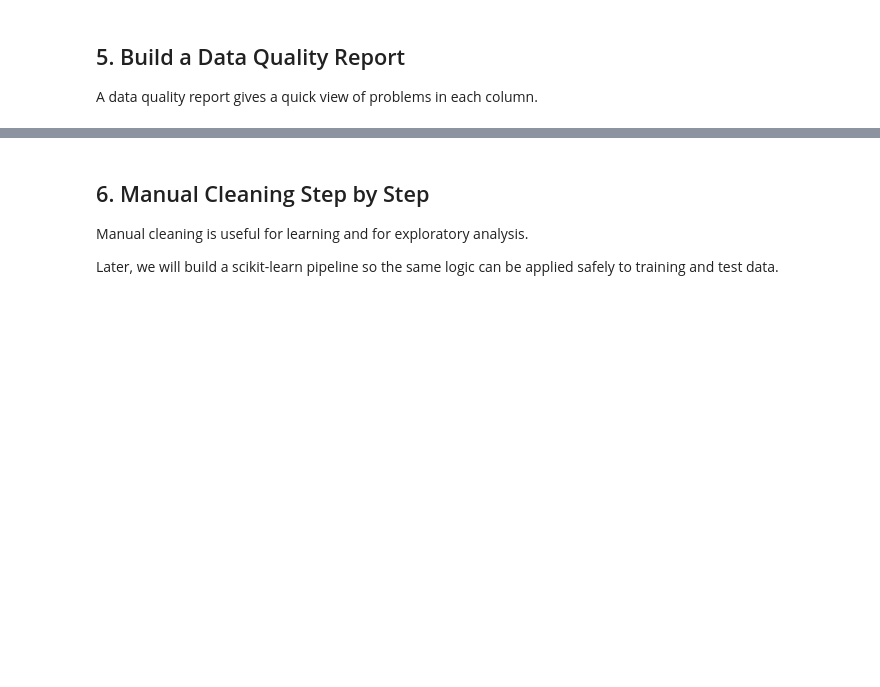
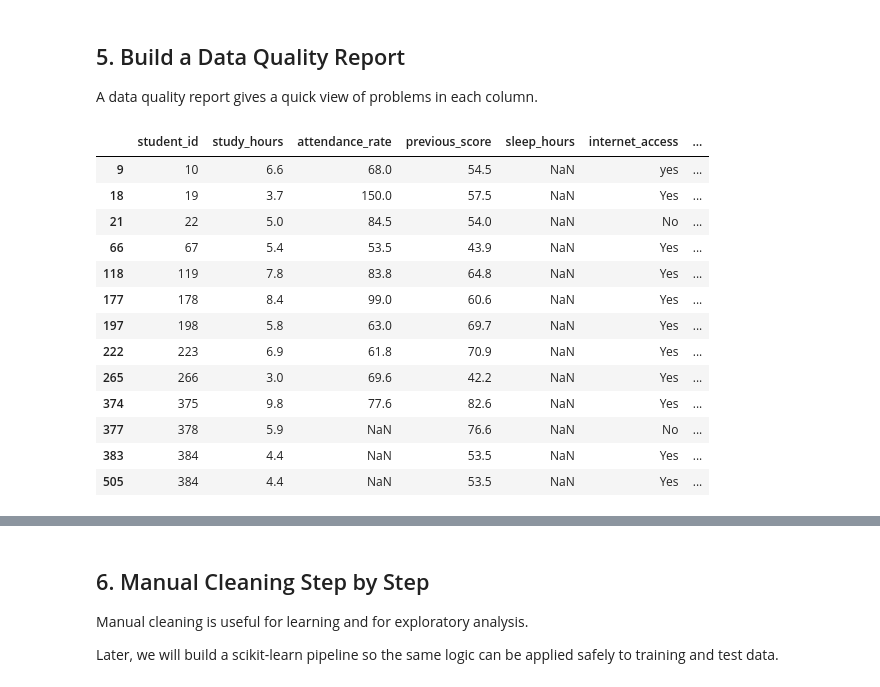
Before and after one commit to HrithikOAB/data-science-learning, a Jupyter notebook: Data_Cleaning_and_Preprocessing_Course.ipynb, the cells around one changed output, grey strips where cells are left out. Saved outputs shown, nothing was run; the diff lists cells and outputs as text; code cells hidden in the pictures; blank space fills up the shorter version.

```diff
--- a/Data_Cleaning_and_Preprocessing_Course.ipynb
+++ b/Data_Cleaning_and_Preprocessing_Course.ipynb
@@ -172,3 +380,20 @@ print("Saved: student_performance_messy_dataset.csv")
 ## 5. Build a Data Quality Report
 
 A data quality report gives a quick view of problems in each column.
+# %%
+messy_data.iloc[messy_data["sleep_hours"].isna()]
+# %% [output]
+|  | student_id | study_hours | attendance_rate | previous_score | sleep_hours | internet_access | ... |
+| 9 | 10 | 6.6 | 68.0 | 54.5 | NaN | yes | ... |
+| 18 | 19 | 3.7 | 150.0 | 57.5 | NaN | Yes | ... |
+| 21 | 22 | 5.0 | 84.5 | 54.0 | NaN | No | ... |
+| 66 | 67 | 5.4 | 53.5 | 43.9 | NaN | Yes | ... |
+| 118 | 119 | 7.8 | 83.8 | 64.8 | NaN | Yes | ... |
+| 177 | 178 | 8.4 | 99.0 | 60.6 | NaN | Yes | ... |
+| 197 | 198 | 5.8 | 63.0 | 69.7 | NaN | Yes | ... |
+| 222 | 223 | 6.9 | 61.8 | 70.9 | NaN | Yes | ... |
+| 265 | 266 | 3.0 | 69.6 | 42.2 | NaN | Yes | ... |
+| 374 | 375 | 9.8 | 77.6 | 82.6 | NaN | Yes | ... |
+| 377 | 378 | 5.9 | NaN | 76.6 | NaN | No | ... |
+| 383 | 384 | 4.4 | NaN | 53.5 | NaN | Yes | ... |
+| 505 | 384 | 4.4 | NaN | 53.5 | NaN | Yes | ... |
```
Also changed, not shown: parts of 28 cells of this notebook, 25 other files.
